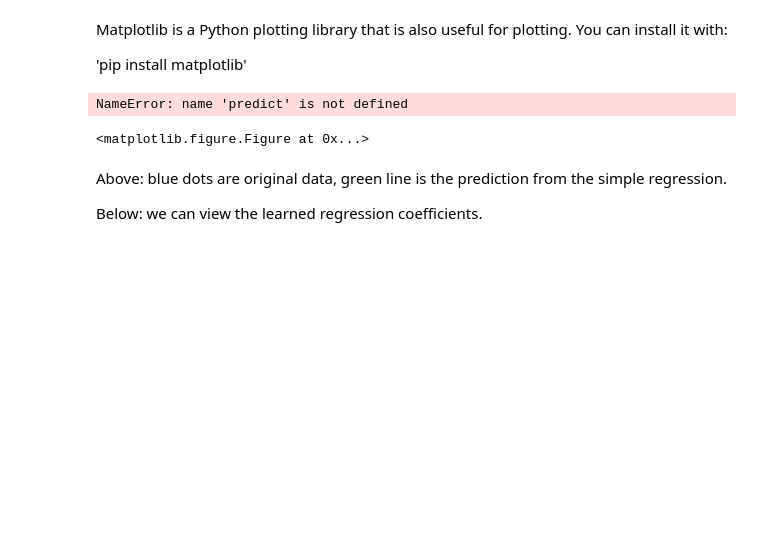
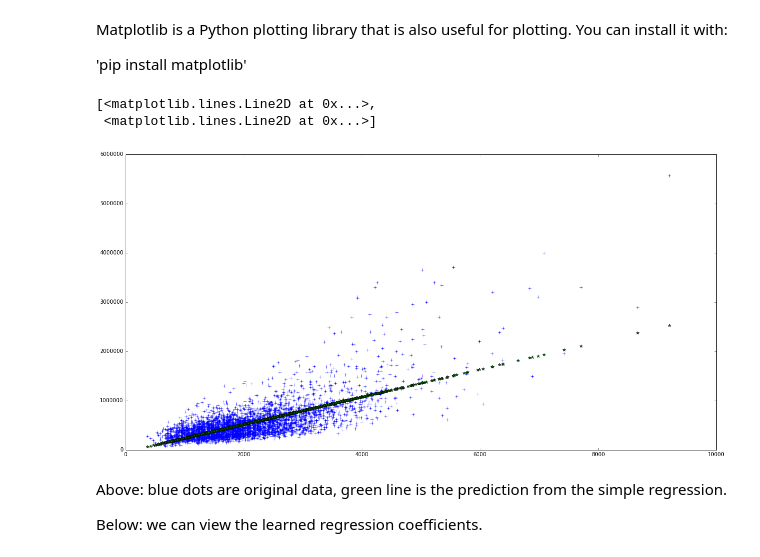
Before and after one commit to mukeshtiwari/Keywordextraction, a Jupyter notebook: mlfirstweek/predicting_house_prices.ipynb, the cells around one changed output. Cells and saved outputs as stored; diff of their text form; code cells hidden in the pictures; blank space fills up the shorter version.

```diff
--- a/mlfirstweek/predicting_house_prices.ipynb
+++ b/mlfirstweek/predicting_house_prices.ipynb
@@ -52,7 +51,7 @@ Split data into training and testing.
 We use seed=0 so that everyone running this notebook gets the same results.  In practice, you may set a random seed (or let GraphLab Create pick a random seed for you).
 # %%
 from sklearn.cross_validation import train_test_split
-train_data, test_data = train_test_split(sales, test_size = 0.2)
+train_data, test_data = train_test_split(sales, train_size = 0.8)
 # %% [markdown]
 ##Build the regression model using only sqft_living as a feature
 # %%
@@ -84,10 +83,11 @@ Matplotlib is a Python plotting library that is also useful for plotting.  You c
 'pip install matplotlib'
 # %%
 plt.figure(figsize=(20,10))
-plt.plot(test_data['sqft_living'], test_data['price'], '+', test_data['sqft_living'], predict, '*')
+plt.plot(test_data['sqft_living'], test_data['price'], '+', test_data['sqft_living'], predicted, '*')
 # %% [output]
-NameError: name 'predict' is not defined
+[<matplotlib.lines.Line2D at 0x...>,
+ <matplotlib.lines.Line2D at 0x...>]
-<matplotlib.figure.Figure at 0x...>
+[figure, added]
 # %% [markdown]
 Above:  blue dots are original data, green line is the prediction from the simple regression.
 
```
Also changed, not shown: parts of 18 cells of this notebook.
